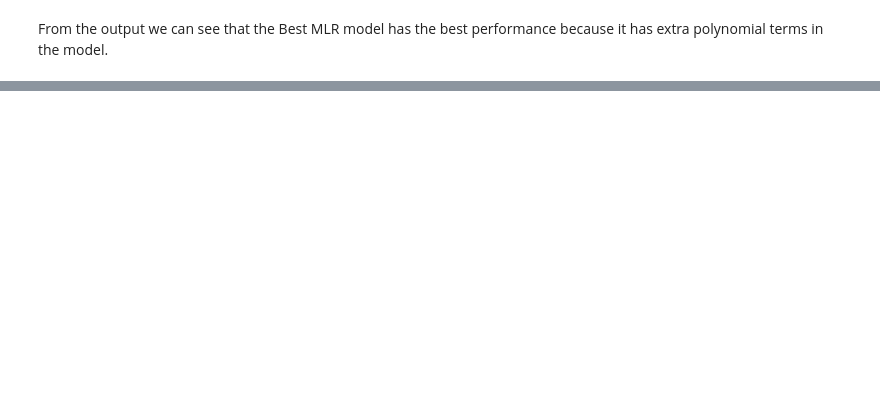
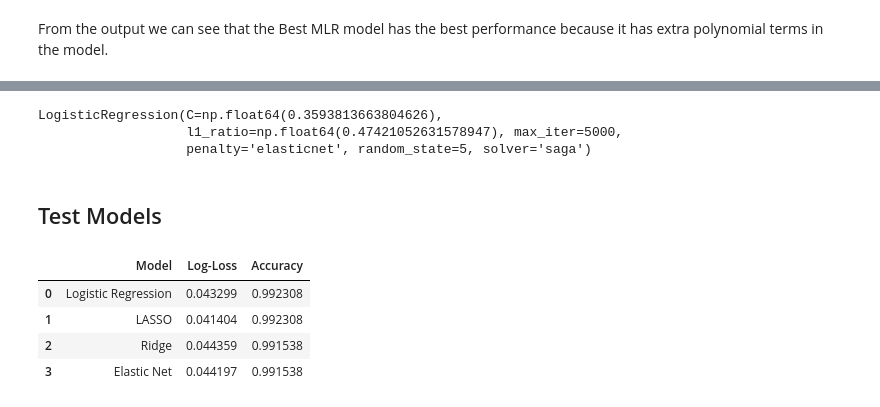
Before and after one commit to franklinzhou-ncsu/new_repo_554, a Jupyter notebook: ST_554_Homework_7.ipynb, the cells around one changed output, grey strips where cells are left out. Drawn from its saved outputs; the diff is of its cells as text; code cells hidden in the pictures; blank space fills up the shorter version.

```diff
--- a/ST_554_Homework_7.ipynb
+++ b/ST_554_Homework_7.ipynb
@@ -348,0 +448,5 @@ From the output we can see that the Best MLR model has the best performance beca
+# %%
+log_reg_best_cv = LogisticRegression(
+    solver = "newton-cg",
+    penalty = None,
+    max_iter = 5000).fit(X_train, y_train)
@@ -348,0 +490,74 @@ From the output we can see that the Best MLR model has the best performance beca
+# %%
+# Elasticnet model: penalty = "elasticnet"
+log_en_cv = LogisticRegressionCV(
+    solver = "saga", # The only solver that works with elasticnet
+    penalty = "elasticnet",
+    l1_ratios = np.linspace(0.01, 0.99, 20),
+    Cs = 10,
+    scoring = "neg_log_loss", # use negative log-loss as metric
+    max_iter = 5000,
+    random_state = 10)
+log_en_cv.fit(X_train, y_train)
+
+# The best logistic Elasticnet model
+log_en_best_cv = LogisticRegression(
+    solver = "saga",
+    penalty = "elasticnet",
+    l1_ratio = log_en_cv.l1_ratio_[0], # the best l1_ratio value from CV
+    C = log_en_cv.C_[0], # the best C value from CV
+    max_iter = 5000,
+    random_state = 5).fit(X_train, y_train)
+# %% [output]
+LogisticRegression(C=np.float64(0.3593813663804626),
+                   l1_ratio=np.float64(0.47421052631578947), max_iter=5000,
+                   penalty='elasticnet', random_state=5, solver='saga')
+# %% [markdown]
+## Test Models
+# %%
+# make prediction using each model
+log_reg_best_cv_pred = log_reg_best_cv.predict(X_test)
+log_lasso_best_cv_pred = log_lasso_best_cv.predict(X_test)
+log_ridge_best_cv_pred = log_ridge_best_cv.predict(X_test)
+log_en_best_cv_pred = log_en_best_cv.predict(X_test)
+
+# make predicted probability using each model
+log_reg_best_cv_pred_prob = log_reg_best_cv.predict_proba(X_test)
+log_lasso_best_cv_pred_prob = log_lasso_best_cv.predict_proba(X_test)
+log_ridge_best_cv_pred_prob = log_ridge_best_cv.predict_proba(X_test)
+log_en_best_cv_pred_prob = log_en_best_cv.predict_proba(X_test)
+# %%
+from sklearn.metrics import accuracy_score, log_loss
+
+results = []
+
+results.append([
+    "Logistic Regression",
+    log_loss(y_test, log_reg_best_cv_pred_prob),
+    accuracy_score(y_test, log_reg_best_cv_pred)
+])
+
+results.append([
+    "LASSO",
+    log_loss(y_test, log_lasso_best_cv_pred_prob),
+    accuracy_score(y_test, log_lasso_best_cv_pred)
+])
+
+results.append([
+    "Ridge",
+    log_loss(y_test, log_ridge_best_cv_pred_prob),
+    accuracy_score(y_test, log_ridge_best_cv_pred)
+])
+
+results.append([
+    "Elastic Net",
+    log_loss(y_test, log_en_best_cv_pred_prob),
+    accuracy_score(y_test, log_en_best_cv_pred)
+])
+
+pd.DataFrame(results, columns=["Model", "Log-Loss", "Accuracy"])
+# %% [output]
+|  | Model | Log-Loss | Accuracy |
+| 0 | Logistic Regression | 0.043299 | 0.992308 |
+| 1 | LASSO | 0.041404 | 0.992308 |
+| 2 | Ridge | 0.044359 | 0.991538 |
+| 3 | Elastic Net | 0.044197 | 0.991538 |
```
Also changed, not shown: parts of 28 cells of this notebook.
